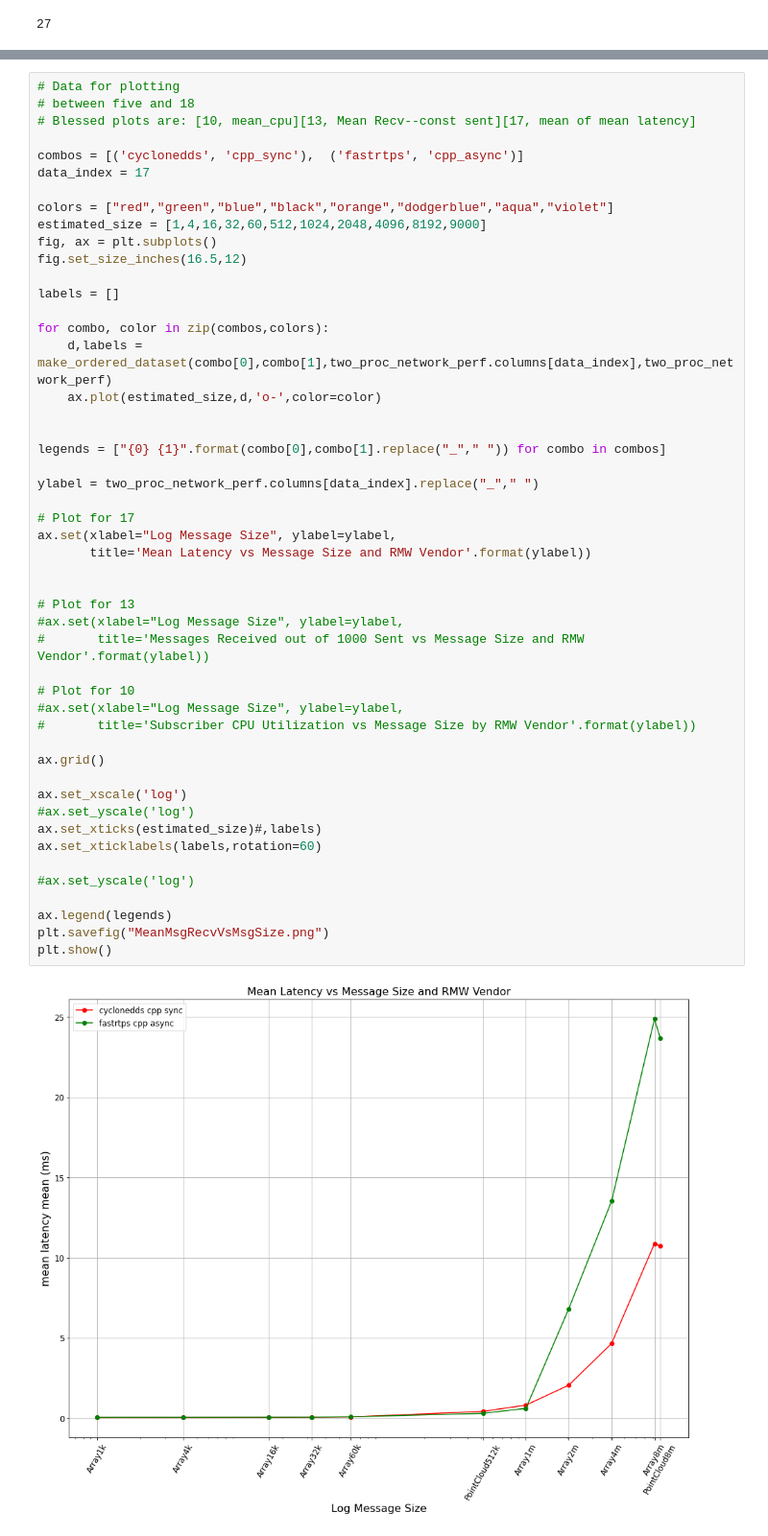
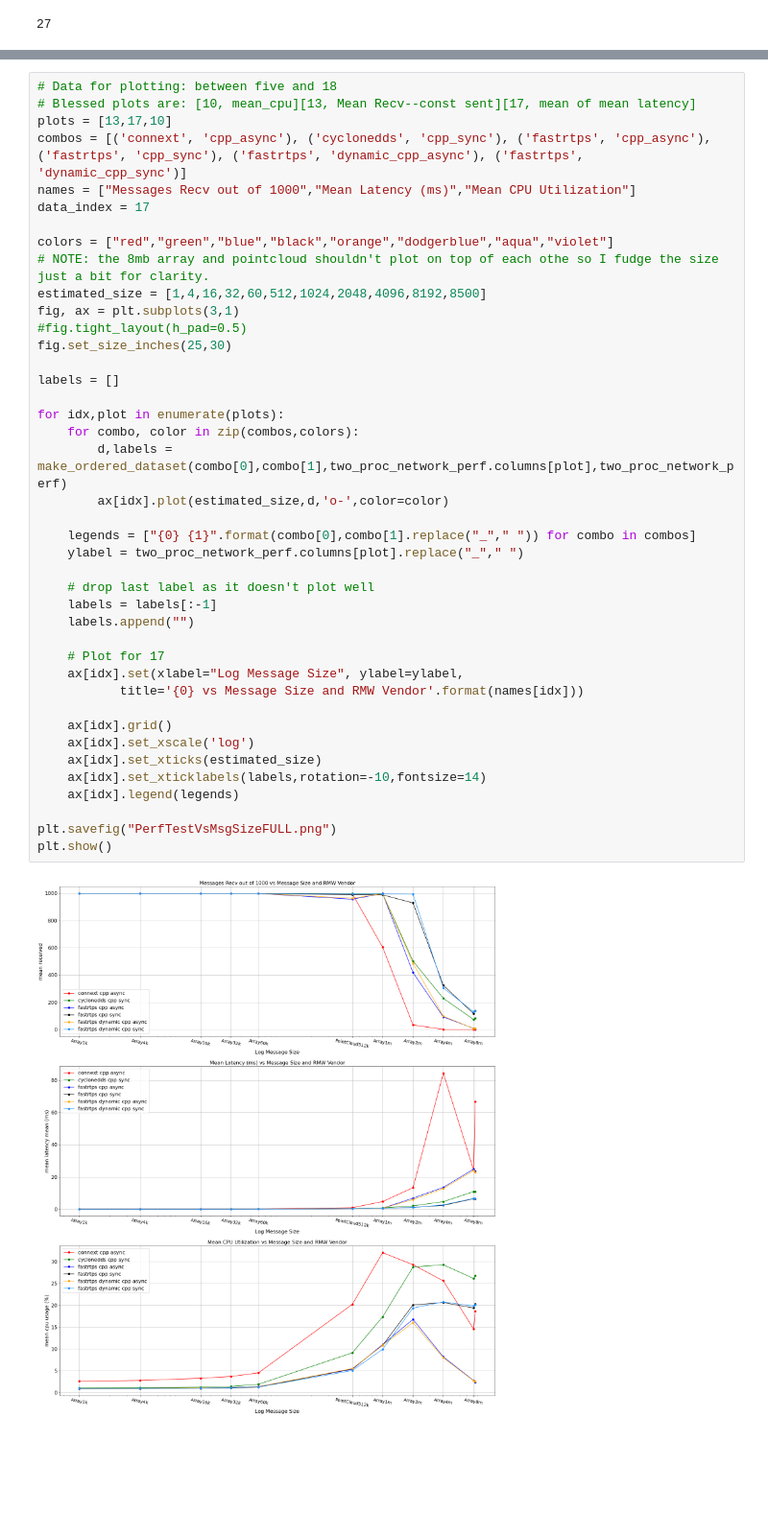
Before and after one commit to osrf/TSC-RMW-Reports, a Jupyter notebook: galactic/BuildFarmPlots.ipynb, the cells around one changed output, grey strips where cells are left out. Shown at 96% size. Drawn from its saved outputs; the diff is of its cells as text; blank space fills up the shorter version.

Commit message:
Finished up section one plots

```diff
--- a/galactic/BuildFarmPlots.ipynb
+++ b/galactic/BuildFarmPlots.ipynb
@@ -470,51 +507,43 @@ Index(['Unnamed: 0', 'file_name', 'data_type', 'flavor', 'vendor',
 # %%
-# Data for plotting
-# between five and 18
+# Data for plotting: between five and 18
 # Blessed plots are: [10, mean_cpu][13, Mean Recv--const sent][17, mean of mean latency]
-
-combos = [('cyclonedds', 'cpp_sync'),  ('fastrtps', 'cpp_async')]
+plots = [13,17,10]
+combos = [('connext', 'cpp_async'), ('cyclonedds', 'cpp_sync'), ('fastrtps', 'cpp_async'), ('fastrtps', 'cpp_sync'), ('fastrtps', 'dynamic_cpp_async'), ('fastrtps', 'dynamic_cpp_sync')]
+names = ["Messages Recv out of 1000","Mean Latency (ms)","Mean CPU Utilization"]
 data_index = 17
 
 colors = ["red","green","blue","black","orange","dodgerblue","aqua","violet"]
-estimated_size = [1,4,16,32,60,512,1024,2048,4096,8192,9000]
-fig, ax = plt.subplots()
-fig.set_size_inches(16.5,12)
+# NOTE: the 8mb array and pointcloud shouldn't plot on top of each othe so I fudge the size just a bit for clarity.
+estimated_size = [1,4,16,32,60,512,1024,2048,4096,8192,8500]
+fig, ax = plt.subplots(3,1)
+#fig.tight_layout(h_pad=0.5)
+fig.set_size_inches(25,30)
 
 labels = []
 
-for combo, color in zip(combos,colors):
-    d,labels = make_ordered_dataset(combo[0],combo[1],two_proc_network_perf.columns[data_index],two_proc_network_perf)
-    ax.plot(estimated_size,d,'o-',color=color)
+for idx,plot in enumerate(plots):
+    for combo, color in zip(combos,colors):
+        d,labels = make_ordered_dataset(combo[0],combo[1],two_proc_network_perf.columns[plot],two_proc_network_perf)
+        ax[idx].plot(estimated_size,d,'o-',color=color)
 
+    legends = ["{0} {1}".format(combo[0],combo[1].replace("_"," ")) for combo in combos]
+    ylabel = two_proc_network_perf.columns[plot].replace("_"," ")
 
-legends = ["{0} {1}".format(combo[0],combo[1].replace("_"," ")) for combo in combos]
+    # drop last label as it doesn't plot well
+    labels = labels[:-1]
+    labels.append("")
 
-ylabel = two_proc_network_perf.columns[data_index].replace("_"," ")
+    # Plot for 17
+    ax[idx].set(xlabel="Log Message Size", ylabel=ylabel,
+           title='{0} vs Message Size and RMW Vendor'.format(names[idx]))
 
-# Plot for 17
-ax.set(xlabel="Log Message Size", ylabel=ylabel,
-       title='Mean Latency vs Message Size and RMW Vendor'.format(ylabel))
+    ax[idx].grid()
+    ax[idx].set_xscale('log')
+    ax[idx].set_xticks(estimated_size)
+    ax[idx].set_xticklabels(labels,rotation=-10,fontsize=14)
+    ax[idx].legend(legends)
 
-
-# Plot for 13
-#ax.set(xlabel="Log Message Size", ylabel=ylabel,
-#       title='Messages Received out of 1000 Sent vs Message Size and RMW Vendor'.format(ylabel))
-
-# Plot for 10
-#ax.set(xlabel="Log Message Size", ylabel=ylabel,
-#       title='Subscriber CPU Utilization vs Message Size by RMW Vendor'.format(ylabel))
-
-ax.grid()
-
-ax.set_xscale('log')
-#ax.set_yscale('log')
-ax.set_xticks(estimated_size)#,labels)
-ax.set_xticklabels(labels,rotation=60)
-
-#ax.set_yscale('log')
-
-ax.legend(legends)
-plt.savefig("MeanMsgRecvVsMsgSize.png")
+plt.savefig("PerfTestVsMsgSizeFULL.png")
 plt.show()
 # %% [output]
-[figure, old version]
+[figure, new version]
```
Also changed, not shown: parts of 14 cells of this notebook.
